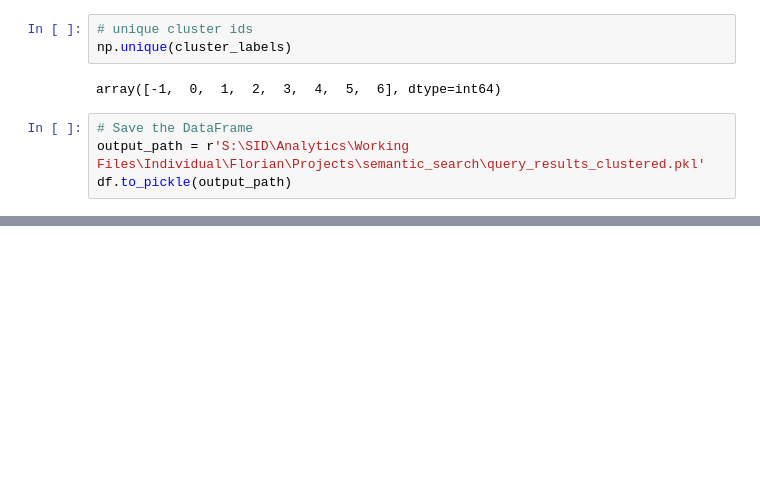
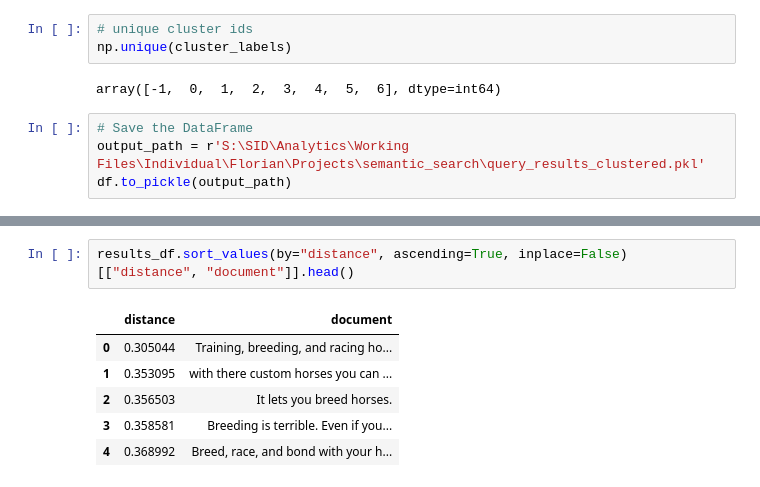
Before and after one commit to fb-pikpok/semantic_search, a Jupyter notebook: main.ipynb, the cells around one changed output, grey strips where cells are left out. Drawn from its saved outputs; the diff is of its cells as text; blank space fills up the shorter version.

```diff
--- a/main.ipynb
+++ b/main.ipynb
@@ -173,0 +216,9 @@ df.to_pickle(output_path)
+# %%
+results_df.sort_values(by="distance", ascending=True, inplace=False)[["distance", "document"]].head()
+# %% [output]
+|  | distance | document |
+| 0 | 0.305044 | Training, breeding, and racing ho... |
+| 1 | 0.353095 | with there custom horses you can ... |
+| 2 | 0.356503 | It lets you breed horses. |
+| 3 | 0.358581 | Breeding is terrible. Even if you... |
+| 4 | 0.368992 | Breed, race, and bond with your h... |
```
Also changed, not shown: parts of 3 cells of this notebook, 4 other files.
